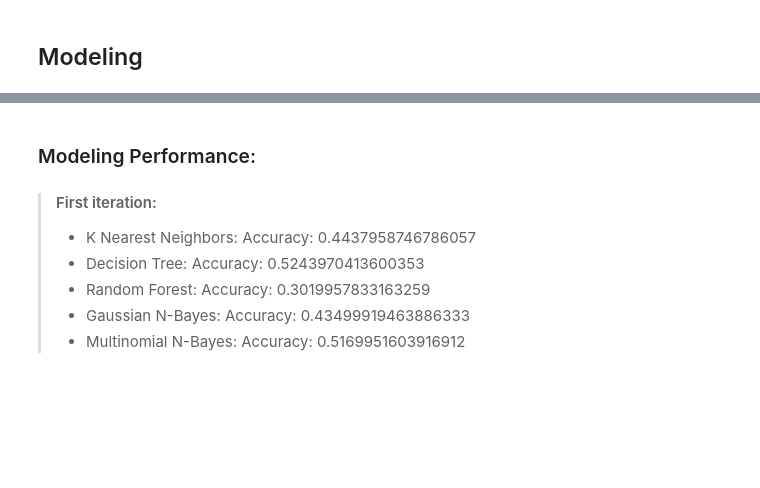
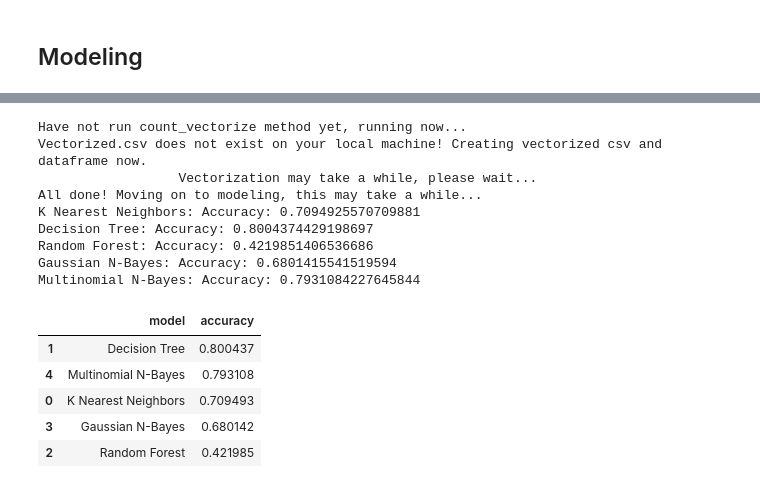
Before and after one commit to Codeup-NLP-Project/NLP-Project, a Jupyter notebook: rough_notebook_m.ipynb, the cells around one changed output, grey strips where cells are left out. Saved outputs shown, nothing was run; the diff lists cells and outputs as text; code cells hidden in the pictures; blank space fills up the shorter version.

```diff
--- a/rough_notebook_m.ipynb
+++ b/rough_notebook_m.ipynb
@@ -207,28 +249,22 @@ class NLP_model():
 
         # Checking for y specified
         if target is None: # if no y, preform regular train, validate, test split
-            train_validate, test = train_test_split(self.df, test_size=.2,
-                                                    random_state=1312)
-            train, validate = train_test_split(train_validate, test_size=.3,
+            train, test = train_test_split(self.df, test_size=.2,
                                                     random_state=1312)
 
-            self.train, self.validate, self.test = train, validate, test # setting self versions of each df
-            return train, validate, test
+            self.train, self.test = train, validate, test # setting self versions of each df
+            return train, test
 
         # If y is specified preform X/y train, validate, test split
         else:
-            X_train_validate, X_test, y_train_validate, y_test = train_test_split(self.df.drop(columns = target),
+            X_train, X_test, y_train, y_test = train_test_split(self.df.drop(columns = target),
                                                                             self.df[target],
                                                                             test_size=.2,
                                                                             random_state=1312)
-            X_train, X_validate, y_train, y_validate = train_test_split(X_train_validate, y_train_validate,
-                                                                            test_size=.3,
-                                                                            random_state=1312)
-            self.X_train, self.X_validate, self.X_test,\
-            self.y_train, self.y_validate, self.y_test = X_train, X_validate, X_test, y_train,\
-                                                        y_validate, y_test # attributes for each X/y df and array
+            self.X_train, self.X_test,\
+            self.y_train, self.y_test = X_train, X_test, y_train, y_test # attributes for each X/y df and array
 
-            return X_train, X_validate, X_test, y_train, y_validate, y_test
+            return X_train, X_test, y_train, y_test
 
 
     def tf(self):
@@ -268,7 +304,7 @@ class NLP_model():
         filename = 'Vectorized.csv'
         if os.path.isfile(filename):
             print('Vectorized.csv already exists on your machine! Pulling it now...')
-            vector_df = pd.read_csv(filename) # Creating
+            vector_df = pd.read_csv(filename) # Creating df from csv if present
         else:
             print('''Vectorized.csv does not exist on your local machine! Creating vectorized csv and dataframe now.
                   Vectorization may take a while, please wait...''')
@@ -281,6 +317,7 @@ class NLP_model():
 
             # Create cached csv
             vector_df.to_csv(filename, index=False)
+
             return vector_df
 
         # assigning vectorized dataframe as an attribute
@@ -308,7 +345,7 @@ class NLP_model():
         target = 'label' # Setting target to label
 
         # checking for lang or top_langs
-        if self.df[target].nunique == 2: # If one lang chosen
+        if self.df[target].nunique() == 2: # If one lang chosen
             y_data = self.df[target].replace([f'{self.lang.lower()}', f'not_{self.lang.lower()}'], [1,0]) # Endode lang as 1 not_lang as 0
         else: # if top_langs
             lang_list = [l.lower() for l in list(self.top_langs.index)] # getting a list of all lower case langs in top lang
@@ -343,4 +380,4 @@ classifiers = [
     MultinomialNB()
     ]
 
-model_obj = NLP_model(df, classifiers, names, top_langs = 5)
+model_obj = NLP_model(df, classifiers, names, lang = 'Python')
@@ -363,8 +383,0 @@ model_obj.tf_idf()
-# %% [markdown]
-### Modeling Performance:
-> #### First iteration:
-> - K Nearest Neighbors: Accuracy: 0.4437958746786057
-> - Decision Tree: Accuracy: 0.5243970413600353
-> - Random Forest: Accuracy: 0.3019957833163259
-> - Gaussian N-Bayes: Accuracy: 0.43499919463886333
-> - Multinomial N-Bayes: Accuracy: 0.5169951603916912
@@ -405,0 +386,18 @@ def classifier_models(X_data, y_data, classifier_names, classifier_models):
+# %%
+model_obj.metrics()
+# %% [output]
+Have not run count_vectorize method yet, running now...
+Vectorized.csv does not exist on your local machine! Creating vectorized csv and dataframe now.
+                  Vectorization may take a while, please wait...
+All done! Moving on to modeling, this may take a while...
+K Nearest Neighbors: Accuracy: 0.7094925570709881
+Decision Tree: Accuracy: 0.8004374429198697
+Random Forest: Accuracy: 0.4219851406536686
+Gaussian N-Bayes: Accuracy: 0.6801415541519594
+Multinomial N-Bayes: Accuracy: 0.7931084227645844
+|  | model | accuracy |
+| 1 | Decision Tree | 0.800437 |
+| 4 | Multinomial N-Bayes | 0.793108 |
+| 0 | K Nearest Neighbors | 0.709493 |
+| 3 | Gaussian N-Bayes | 0.680142 |
+| 2 | Random Forest | 0.421985 |
```
Also changed, not shown: parts of 23 cells of this notebook, 3 other files.
